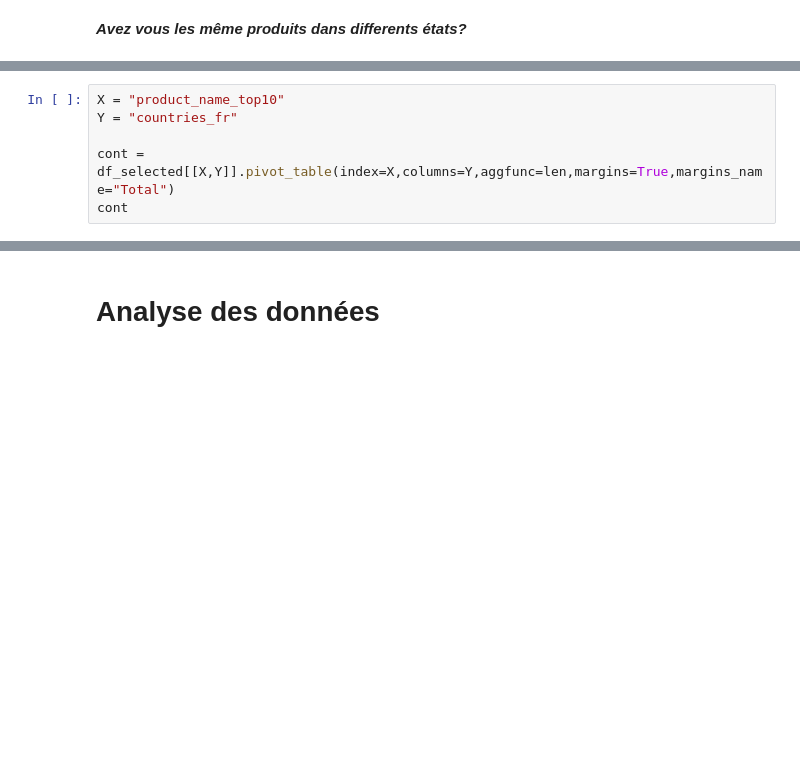
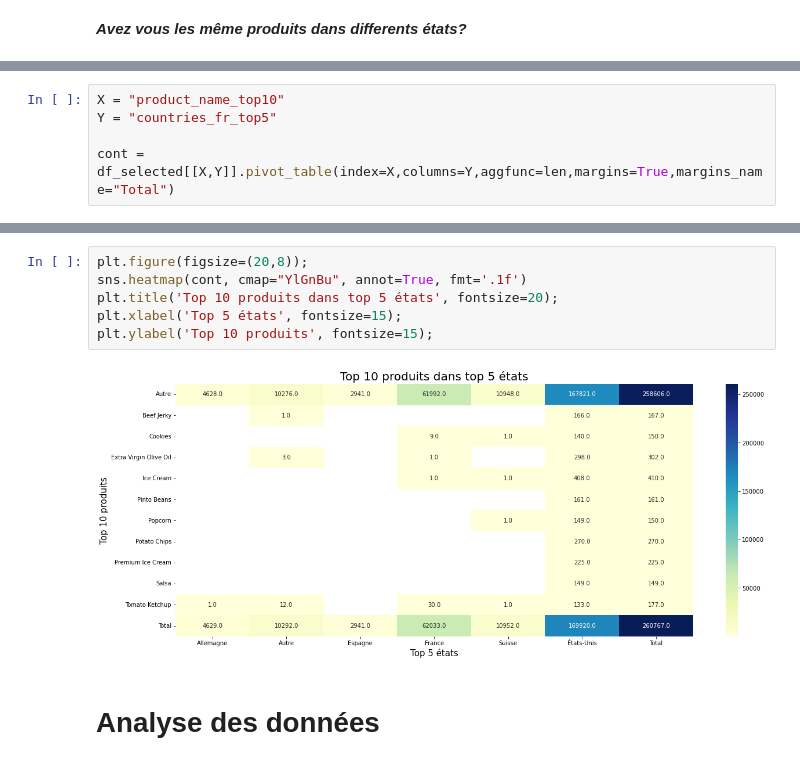
Before and after one commit to mbartcus/OC-projects, a Jupyter notebook: oc_3/P3_01_notebook.ipynb, the cells around one changed output, grey strips where cells are left out. Drawn from its saved outputs; the diff is of its cells as text; blank space fills up the shorter version.

```diff
--- a/oc_3/P3_01_notebook.ipynb
+++ b/oc_3/P3_01_notebook.ipynb
@@ -616,6 +605,5 @@ Index(['creator', 'product_name', 'brands', 'countries_fr', 'ingredients_text',
 # %%
 X = "product_name_top10"
-Y = "countries_fr"
+Y = "countries_fr_top5"
 
 cont = df_selected[[X,Y]].pivot_table(index=X,columns=Y,aggfunc=len,margins=True,margins_name="Total")
-cont
@@ -638,3 +610,11 @@ cont
+# %%
+plt.figure(figsize=(20,8));
+sns.heatmap(cont, cmap="YlGnBu", annot=True, fmt='.1f')
+plt.title('Top 10 produits dans top 5 états', fontsize=20);
+plt.xlabel('Top 5 états', fontsize=15);
+plt.ylabel('Top 10 produits', fontsize=15);
+# %% [output]
+[figure, added]
 # %% [markdown]
 # Analyse des données
 # %% [markdown]
```
Also changed, not shown: parts of 9 cells of this notebook.
